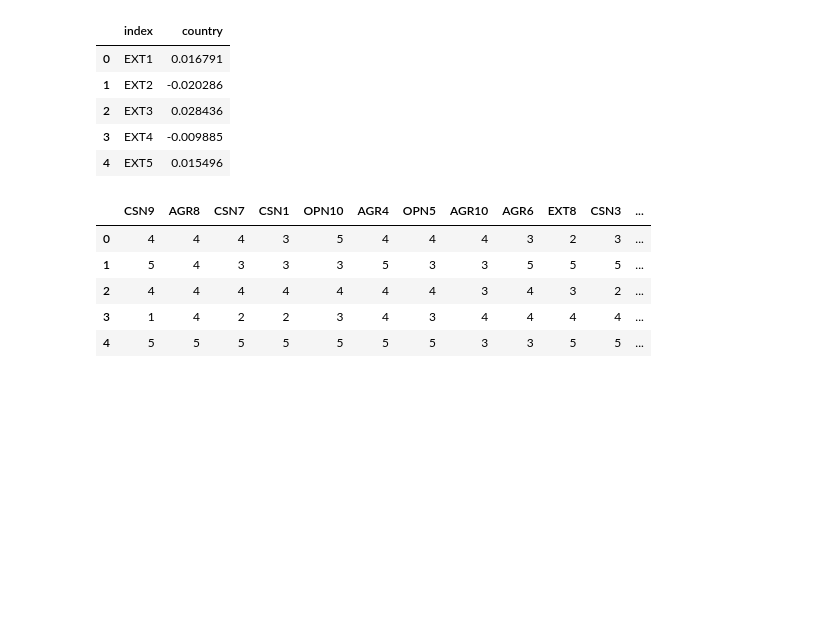
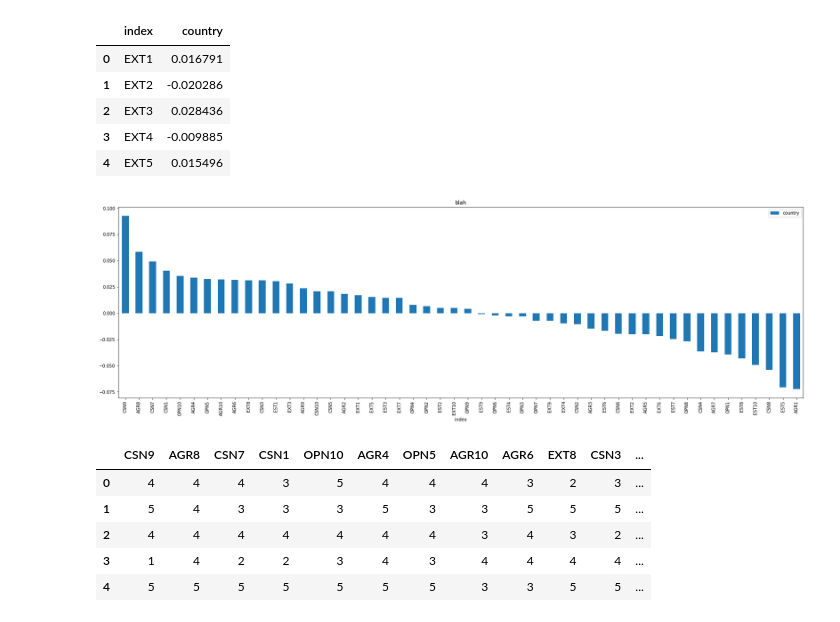
Before and after one commit to bobbymander/personality, a Jupyter notebook: personality_project.ipynb, the cells around one changed output. Saved outputs shown, nothing was run; the diff lists cells and outputs as text; code cells hidden in the pictures; blank space fills up the shorter version.

```diff
--- a/personality_project.ipynb
+++ b/personality_project.ipynb
@@ -486,6 +486,14 @@ corr.head()
 | 2 | EXT3 | 0.028436 |
 | 3 | EXT4 | -0.009885 |
 | 4 | EXT5 | 0.015496 |
+# %%
+# Show a histogram of the top corelated questions to country
+hist = corr.sort_values(by='country', ascending=False)
+hist.set_index('index', inplace=True)
+hist.drop('country', axis=0, inplace=True)
+show_histogram(hist, "blah")
+# %% [output]
+[figure, added]
 # %%
 # Find the most highly correlated 20 columns
 # We take 21 columns because country will be included (perfectly correlated)
```
